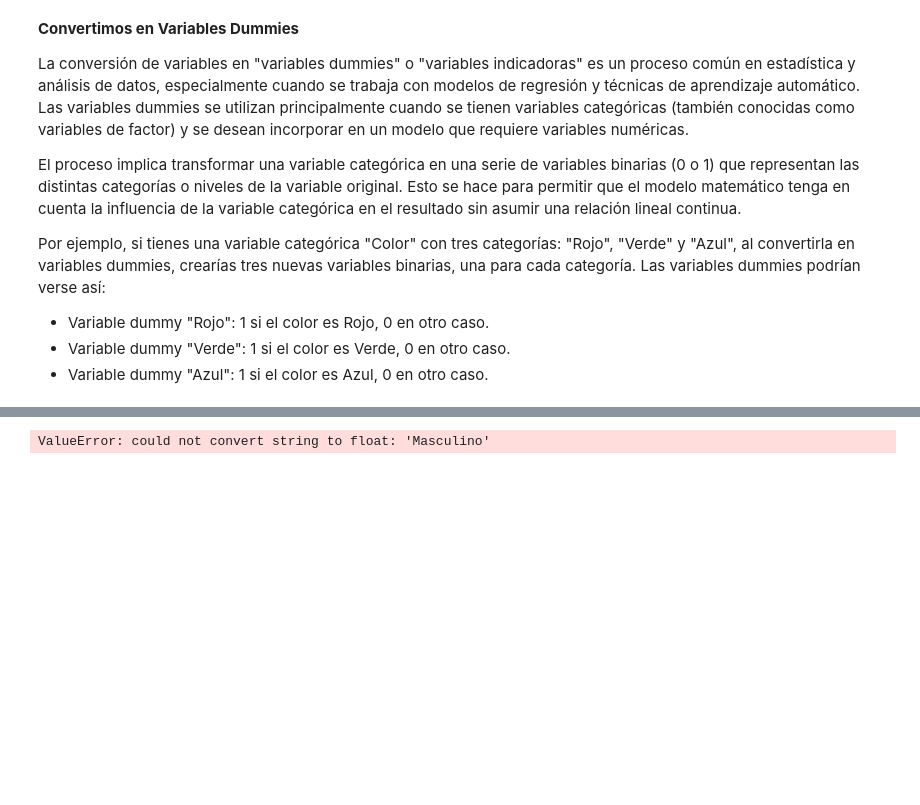
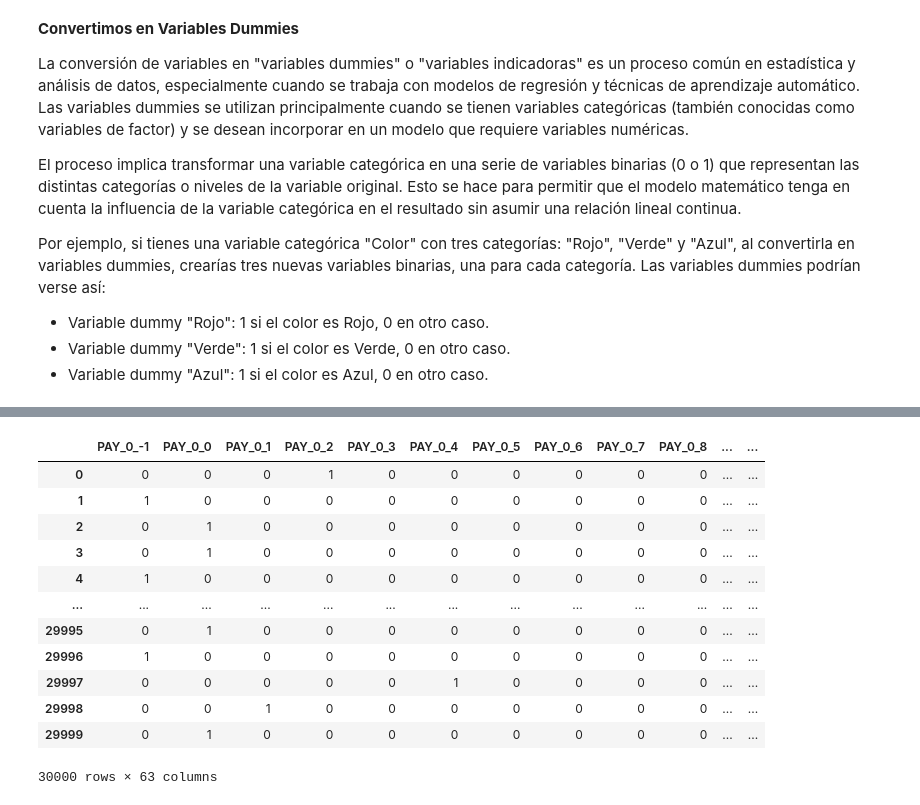
Before and after one commit to Oscar19922017/ModeloCredit2023, a Jupyter notebook: 2_EDA.ipynb, the cells around one changed output, grey strips where cells are left out. Cells and saved outputs as stored; diff of their text form; code cells hidden in the pictures; blank space fills up the shorter version.

```diff
--- a/2_EDA.ipynb
+++ b/2_EDA.ipynb
@@ -687,7 +683,7 @@ pd.DataFrame(NumericasSignificativas.Variable.tolist(),columns=["Variable"]).to_
 # %% [markdown]
 ## **Prueba Chi2**
 # %%
-VariablesCat=df[cat_columns]
+VariablesCat=df[cat_columns].drop(columns="Mora")
 # %%
 TablaContingencia=pd.crosstab(df.Mora,df.EducacionHomologada)
 # %%
@@ -738,4 +750,20 @@ Por ejemplo, si tienes una variable categórica "Color" con tres categorías: "R
+# %%
+## Dummies
+dummies=pd.get_dummies(VariablesCat,drop_first=True)
+dummies
+# %% [output]
+|  | PAY_0_-1 | PAY_0_0 | PAY_0_1 | PAY_0_2 | PAY_0_3 | PAY_0_4 | PAY_0_5 | PAY_0_6 | PAY_0_7 | PAY_0_8 | ... | ... |
+| 0 | 0 | 0 | 0 | 1 | 0 | 0 | 0 | 0 | 0 | 0 | ... | ... |
+| 1 | 1 | 0 | 0 | 0 | 0 | 0 | 0 | 0 | 0 | 0 | ... | ... |
+| 2 | 0 | 1 | 0 | 0 | 0 | 0 | 0 | 0 | 0 | 0 | ... | ... |
+| 3 | 0 | 1 | 0 | 0 | 0 | 0 | 0 | 0 | 0 | 0 | ... | ... |
+| 4 | 1 | 0 | 0 | 0 | 0 | 0 | 0 | 0 | 0 | 0 | ... | ... |
+| ... | ... | ... | ... | ... | ... | ... | ... | ... | ... | ... | ... | ... |
+| 29995 | 0 | 1 | 0 | 0 | 0 | 0 | 0 | 0 | 0 | 0 | ... | ... |
+| 29996 | 1 | 0 | 0 | 0 | 0 | 0 | 0 | 0 | 0 | 0 | ... | ... |
+| 29997 | 0 | 0 | 0 | 0 | 0 | 1 | 0 | 0 | 0 | 0 | ... | ... |
+| 29998 | 0 | 0 | 1 | 0 | 0 | 0 | 0 | 0 | 0 | 0 | ... | ... |
+| 29999 | 0 | 1 | 0 | 0 | 0 | 0 | 0 | 0 | 0 | 0 | ... | ... |
+30000 rows × 63 columns
 # %%
-ResultadoTestChi2=ImportanciaVariablesSeleccion(x_select=VariablesCat,y=y,funcion=chi2,metodo="Estadistico")
+ResultadoTestChi2=ImportanciaVariablesSeleccion(x_select=dummies,y=y,funcion=chi2,metodo="Estadistico")
-# %% [output]
-ValueError: could not convert string to float: 'Masculino'
```
Also changed, not shown: parts of 29 cells of this notebook.
